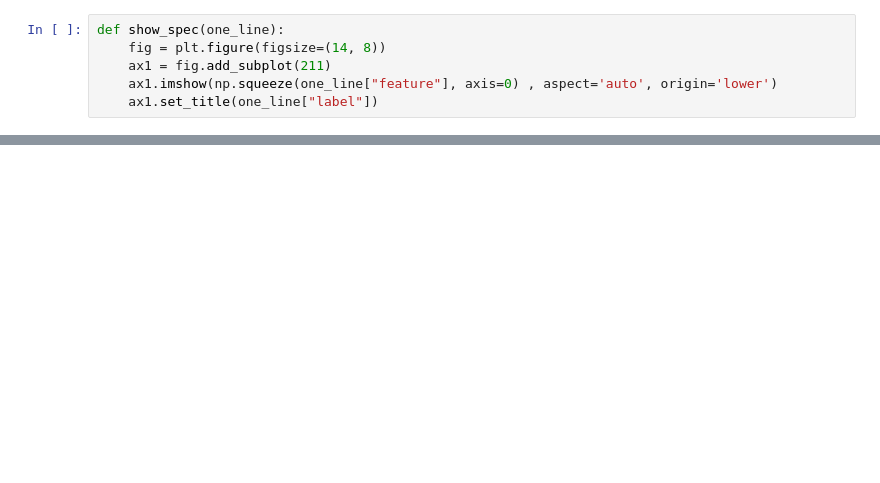
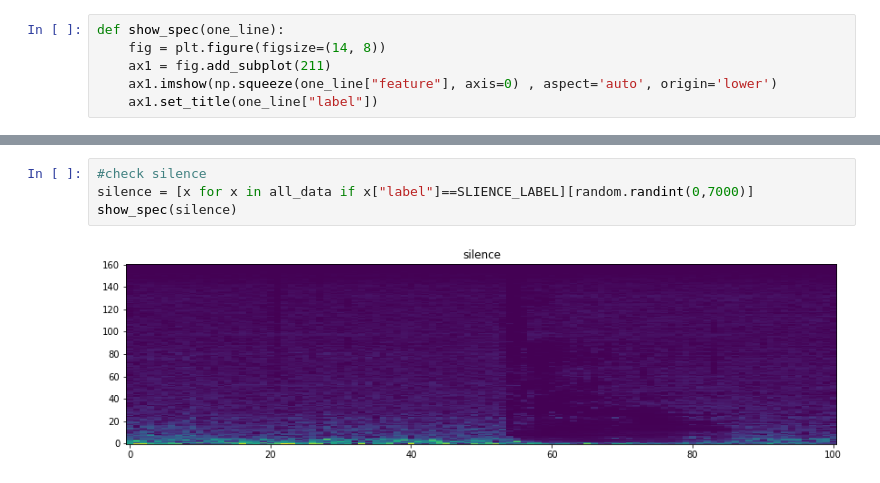
Before and after one commit to ronjian/tensorflow-speech-recognition-challenge, a Jupyter notebook: feature_loader.ipynb, the cells around one changed output, grey strips where cells are left out. Cells and saved outputs as stored; diff of their text form; blank space fills up the shorter version.

```diff
--- a/feature_loader.ipynb
+++ b/feature_loader.ipynb
@@ -195,0 +257,6 @@ ipd.Audio(join(train_audio_path, one_line["label"]+"/"+one_line["filename"]))
+# %%
+#check silence
+silence = [x for x in all_data if x["label"]==SLIENCE_LABEL][random.randint(0,7000)]
+show_spec(silence)
+# %% [output]
+[figure, added]
```
Also changed, not shown: parts of 9 cells of this notebook, 5 other files.
